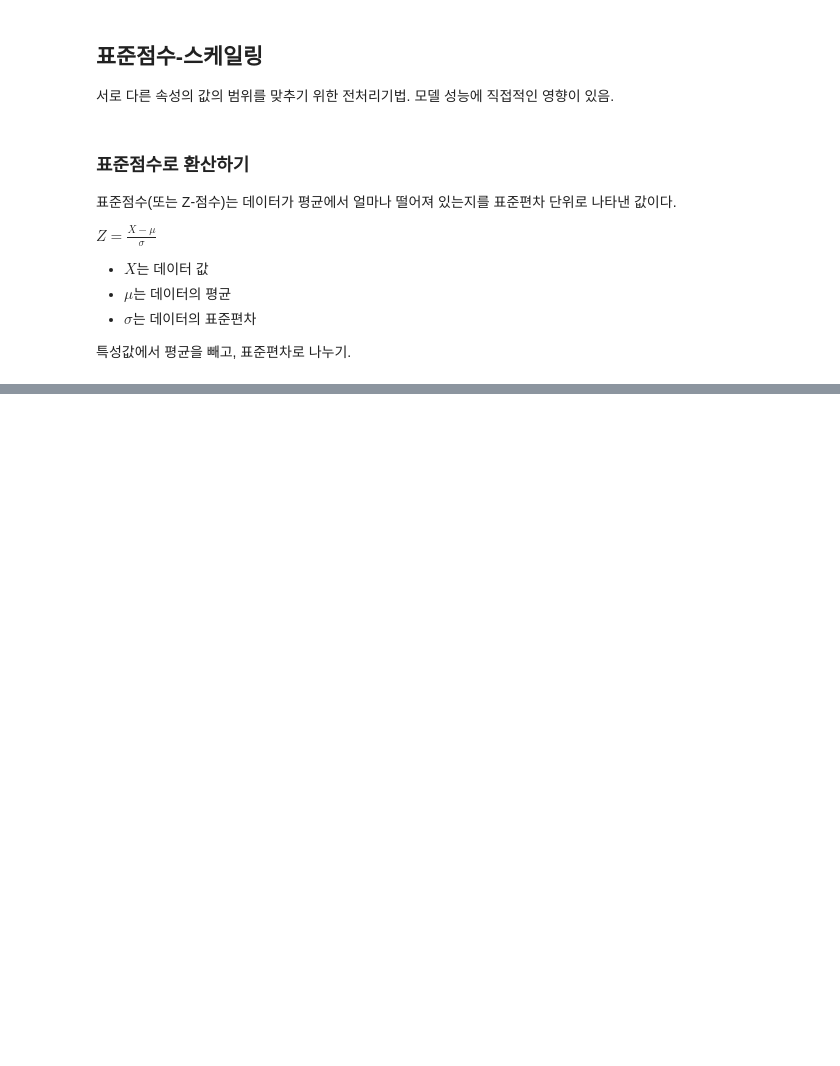
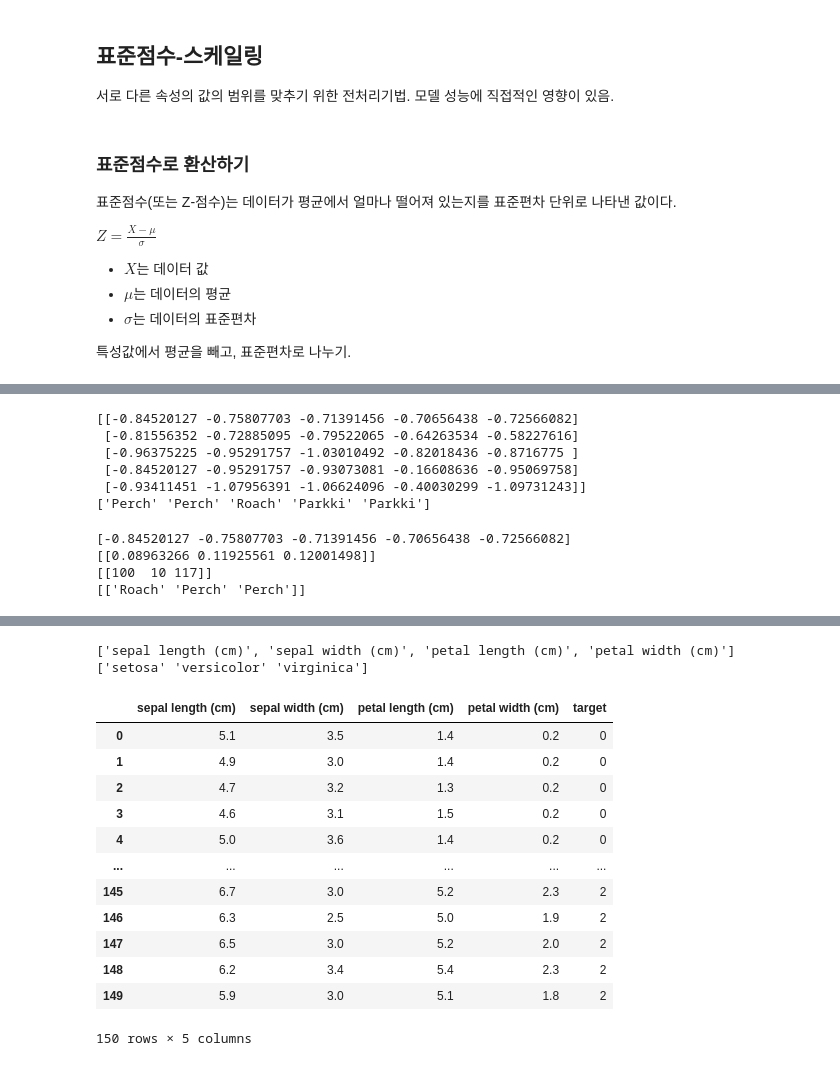
Before and after one commit to Gitcatho-skn-family-sjh/06_machine_learning, a Jupyter notebook: 01_overview/02_classification_overview_knn.ipynb, the cells around one changed output, grey strips where cells are left out. Saved outputs shown, nothing was run; the diff lists cells and outputs as text; code cells hidden in the pictures; blank space fills up the shorter version.

```diff
--- a/01_overview/02_classification_overview_knn.ipynb
+++ b/01_overview/02_classification_overview_knn.ipynb
@@ -307,0 +583,11 @@ $Z = \frac{X - \mu}{\sigma}$
+# %%
+print(X_test_scaled[:5])
+
+print(kn_clf.predict(X_test_scaled[:5]))
+# %% [output]
+[[-0.84520127 -0.75807703 -0.71391456 -0.70656438 -0.72566082]
+ [-0.81556352 -0.72885095 -0.79522065 -0.64263534 -0.58227616]
+ [-0.96375225 -0.95291757 -1.03010492 -0.82018436 -0.8716775 ]
+ [-0.84520127 -0.95291757 -0.93073081 -0.16608636 -0.95069758]
+ [-0.93411451 -1.07956391 -1.06624096 -0.40030299 -1.09731243]]
+['Perch' 'Perch' 'Roach' 'Parkki' 'Parkki']
@@ -308,3 +596,16 @@ $Z = \frac{X - \mu}{\sigma}$
+# %%
+# 다중 분류에서 kneighbor()로 예측 근거가 된 이웃 찾기
+distances, indices = kn_clf.kneighbors(X_test_scaled[:1])
+print(X_test_scaled[0])
+print(distances)
+print(indices)
+
+print(y_train[indices])
+# %% [output]
+[-0.84520127 -0.75807703 -0.71391456 -0.70656438 -0.72566082]
+[[0.08963266 0.11925561 0.12001498]]
+[[100  10 117]]
+[['Roach' 'Perch' 'Perch']]
 # %% [markdown]
 ## @실습문제: 붓꽃 다중 분류
 
@@ -320,3 +621,36 @@ $Z = \frac{X - \mu}{\sigma}$
 꽃잎의 색은 주로 짙은 보라색이며, 다른 품종들에 비해 상대적으로 더 큰 크기를 갖고 있습니다.
 
 ![](https://d.pr/i/4egoon+)
+# %%
+# scikit-learn에서 iris 데이터셋 얻어오기
+from sklearn.datasets import load_iris
+
+iris = load_iris()
+# print(iris.data) # 입력 X
+# print(iris.target) # 정답 y
+print(iris.feature_names)
+print(iris.target_names)
+# %% [output]
+['sepal length (cm)', 'sepal width (cm)', 'petal length (cm)', 'petal width (cm)']
+['setosa' 'versicolor' 'virginica']
+# %%
+iris_df = pd.DataFrame(
+    iris.data,
+    columns=iris.feature_names
+)
+iris_df['target'] = iris.target
+iris_df
+# %% [output]
+|  | sepal length (cm) | sepal width (cm) | petal length (cm) | petal width (cm) | target |
+| 0 | 5.1 | 3.5 | 1.4 | 0.2 | 0 |
+| 1 | 4.9 | 3.0 | 1.4 | 0.2 | 0 |
+| 2 | 4.7 | 3.2 | 1.3 | 0.2 | 0 |
+| 3 | 4.6 | 3.1 | 1.5 | 0.2 | 0 |
+| 4 | 5.0 | 3.6 | 1.4 | 0.2 | 0 |
+| ... | ... | ... | ... | ... | ... |
+| 145 | 6.7 | 3.0 | 5.2 | 2.3 | 2 |
+| 146 | 6.3 | 2.5 | 5.0 | 1.9 | 2 |
+| 147 | 6.5 | 3.0 | 5.2 | 2.0 | 2 |
+| 148 | 6.2 | 3.4 | 5.4 | 2.3 | 2 |
+| 149 | 5.9 | 3.0 | 5.1 | 1.8 | 2 |
+150 rows × 5 columns
```
Also changed, not shown: parts of 19 cells of this notebook, 1 other file.
